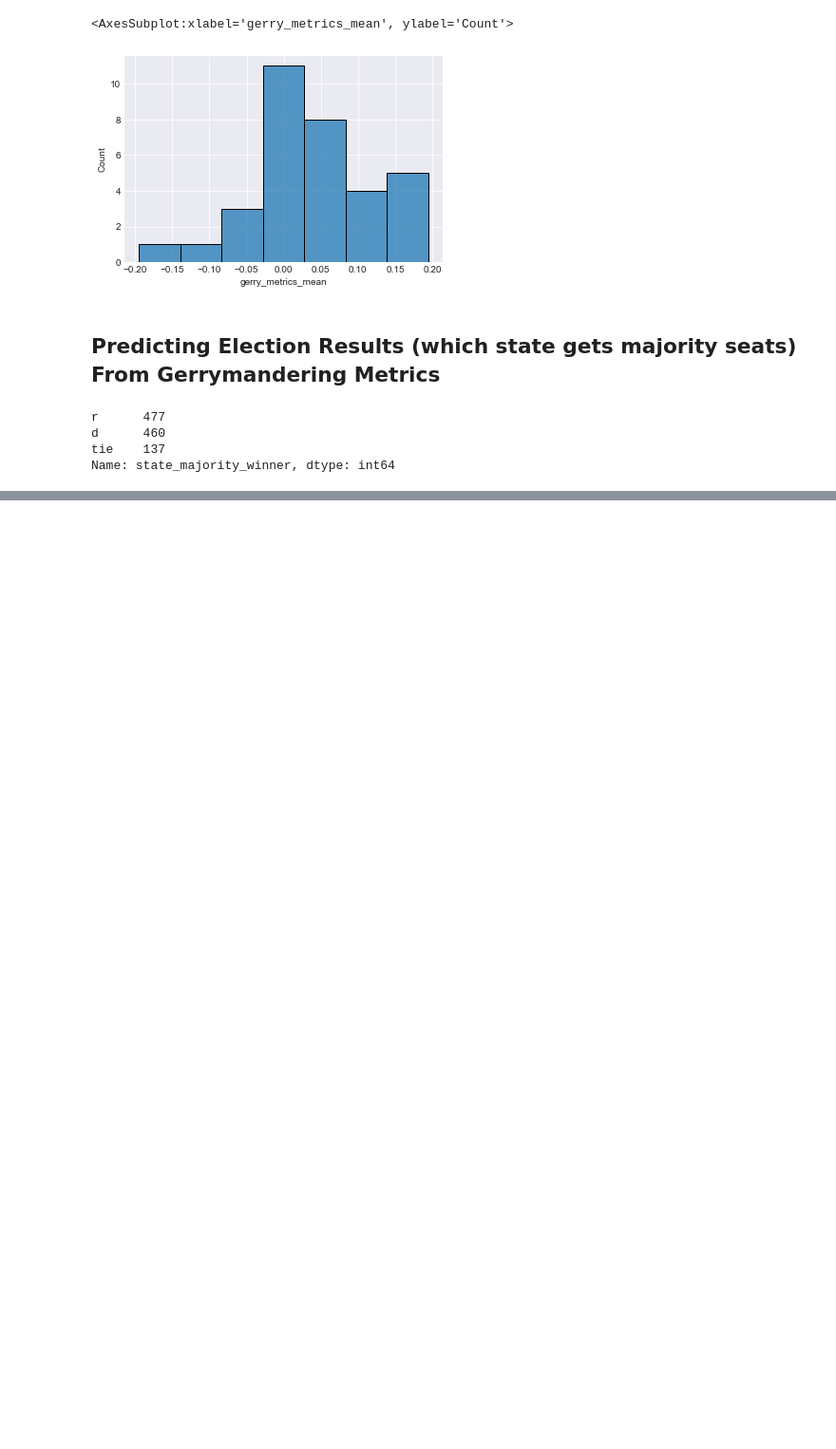
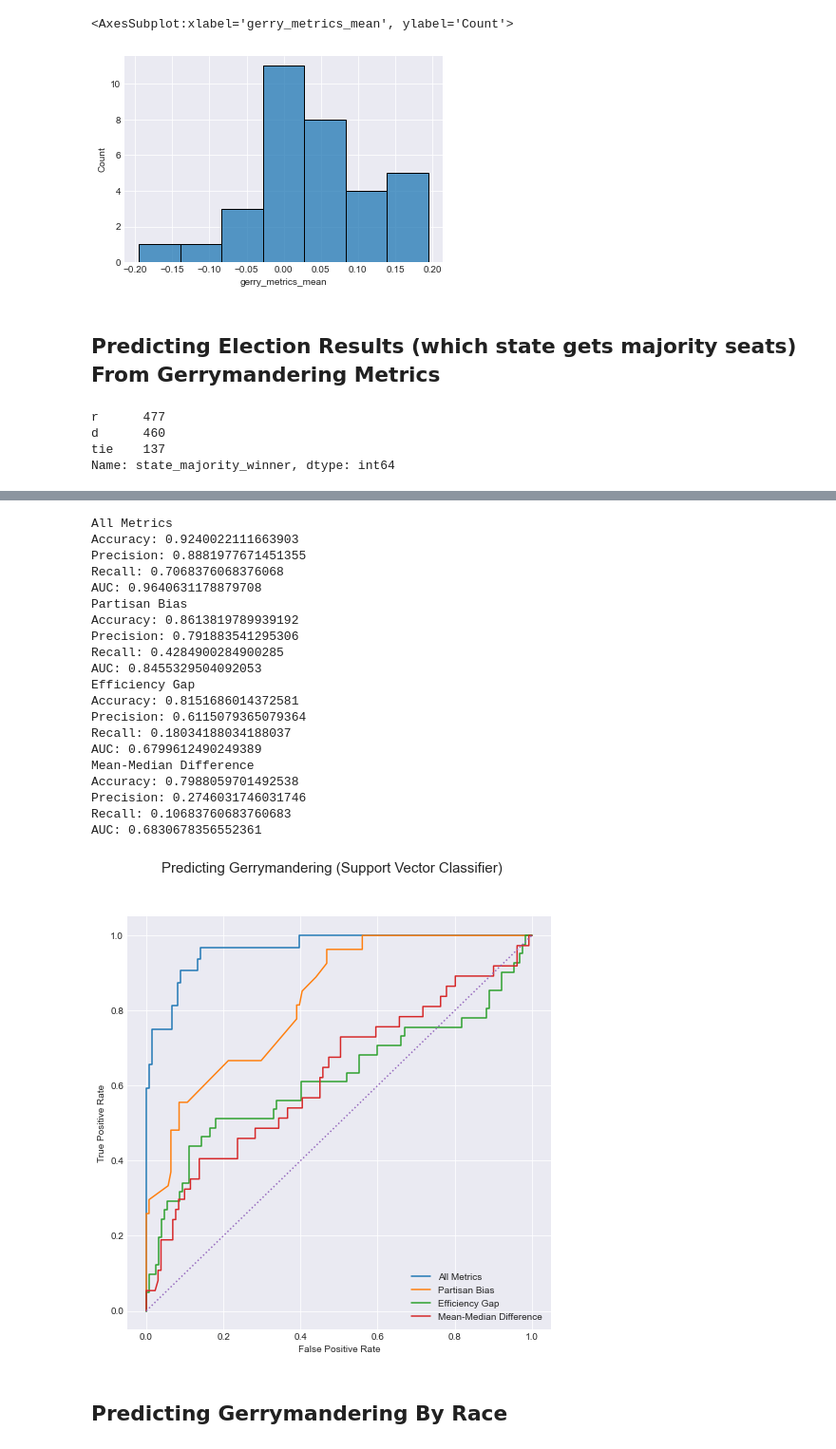
Before and after one commit to dpalencia/cs541g3, a Jupyter notebook: Gerrymandering Data Analysis.ipynb, the cells around one changed output, grey strips where cells are left out. Shown at 95% size. Drawn from its saved outputs; the diff is of its cells as text; code cells hidden in the pictures; blank space fills up the shorter version.

```diff
--- a/Gerrymandering Data Analysis.ipynb
+++ b/Gerrymandering Data Analysis.ipynb
@@ -927,3 +998,30 @@ predict_gerrymandering_metrics(nn,"ROC Curves - Predicting Gerrymandering (Neura
+# %%
+svc = SVC(random_state = 45, probability = True)
+predict_gerrymandering_metrics(svc,"Predicting Gerrymandering (Support Vector Classifier)")
+# %% [output]
+All Metrics
+Accuracy: 0.9240022111663903
+Precision: 0.8881977671451355
+Recall: 0.7068376068376068
+AUC: 0.9640631178879708
+Partisan Bias
+Accuracy: 0.8613819789939192
+Precision: 0.791883541295306
+Recall: 0.4284900284900285
+AUC: 0.8455329504092053
+Efficiency Gap
+Accuracy: 0.8151686014372581
+Precision: 0.6115079365079364
+Recall: 0.18034188034188037
+AUC: 0.6799612490249389
+Mean-Median Difference
+Accuracy: 0.7988059701492538
+Precision: 0.2746031746031746
+Recall: 0.10683760683760683
+AUC: 0.6830678356552361
+[figure, added]
+# %% [markdown]
+## Predicting Gerrymandering By Race
 # %%
 vote_counts_bystate
 # %% [output]
```
Also changed, not shown: parts of 32 cells of this notebook.
